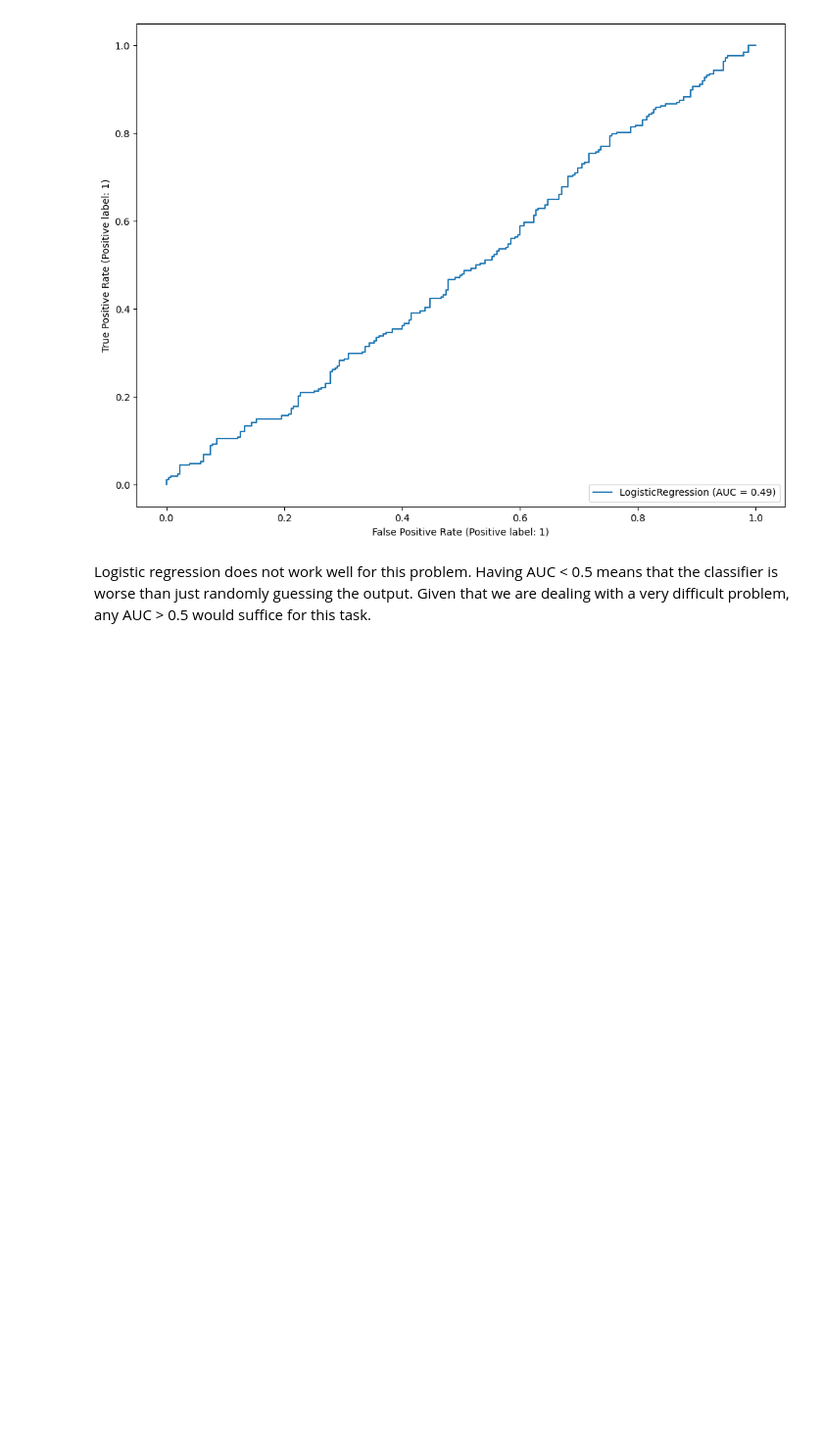
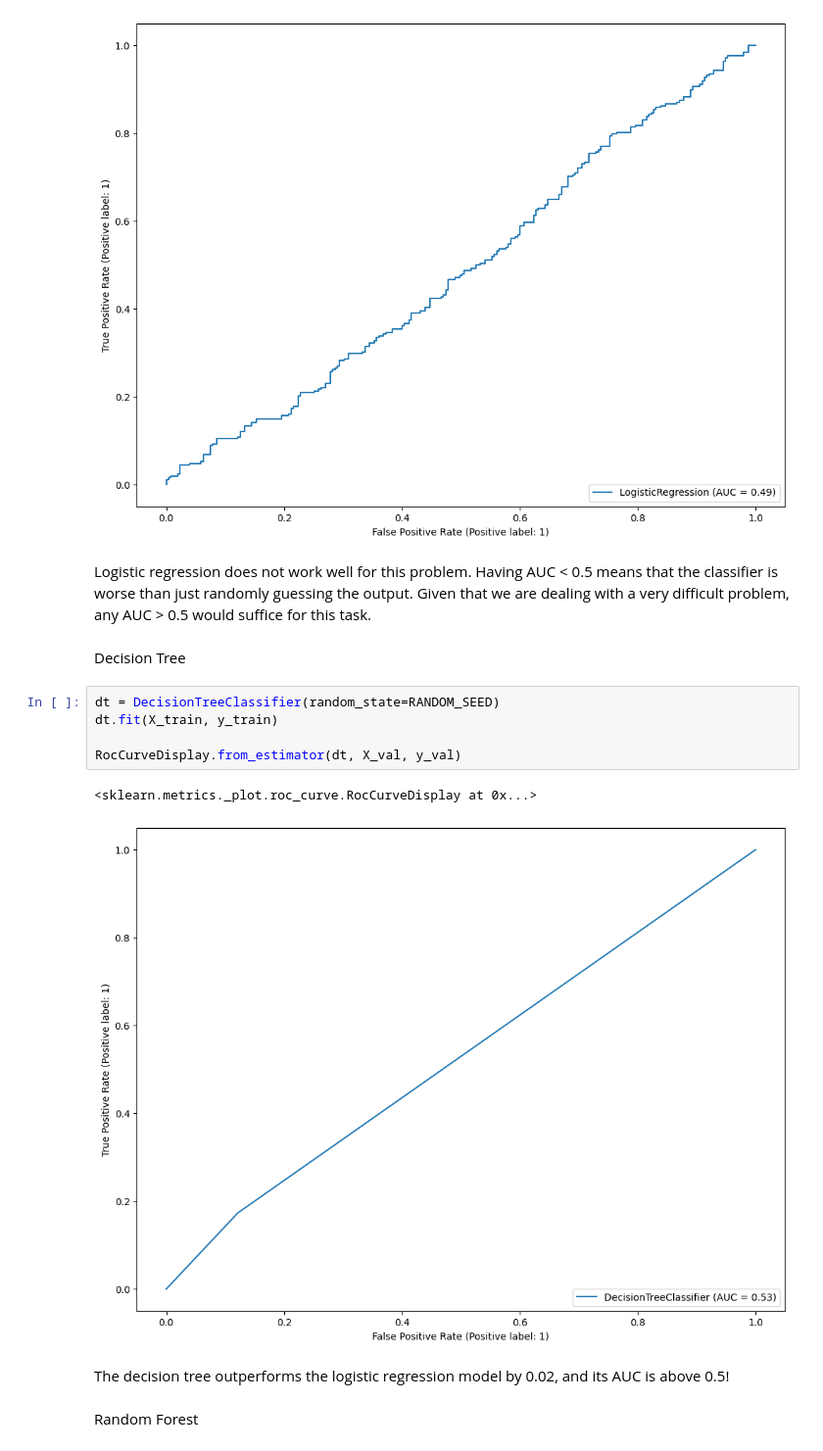
Before and after one commit to Golnoush-Gh/Stock_price_direction, a Jupyter notebook: notebooks/stock_price_direction.ipynb, the cells around one changed output. Shown at 98% size. Cells and saved outputs as stored; diff of their text form; blank space fills up the shorter version.

Commit message:
decision tree and random forest added

```diff
--- a/notebooks/stock_price_direction.ipynb
+++ b/notebooks/stock_price_direction.ipynb
@@ -269,3 +270,17 @@ RocCurveDisplay.from_estimator(lr, X_val, y_val)
 [figure]
 # %% [markdown]
 Logistic regression does not work well for this problem. Having AUC < 0.5 means that the classifier is worse than just randomly guessing the output. Given that we are dealing with a very difficult problem, any AUC > 0.5 would suffice for this task.
+# %% [markdown]
+Decision Tree
+# %%
+dt = DecisionTreeClassifier(random_state=RANDOM_SEED)
+dt.fit(X_train, y_train)
+
+RocCurveDisplay.from_estimator(dt, X_val, y_val)
+# %% [output]
+<sklearn.metrics._plot.roc_curve.RocCurveDisplay at 0x...>
+[figure, added]
+# %% [markdown]
+The decision tree outperforms the logistic regression model by 0.02, and its AUC is above 0.5!
+# %% [markdown]
+Random Forest
```
Also changed, not shown: parts of 1 cell of this notebook.
